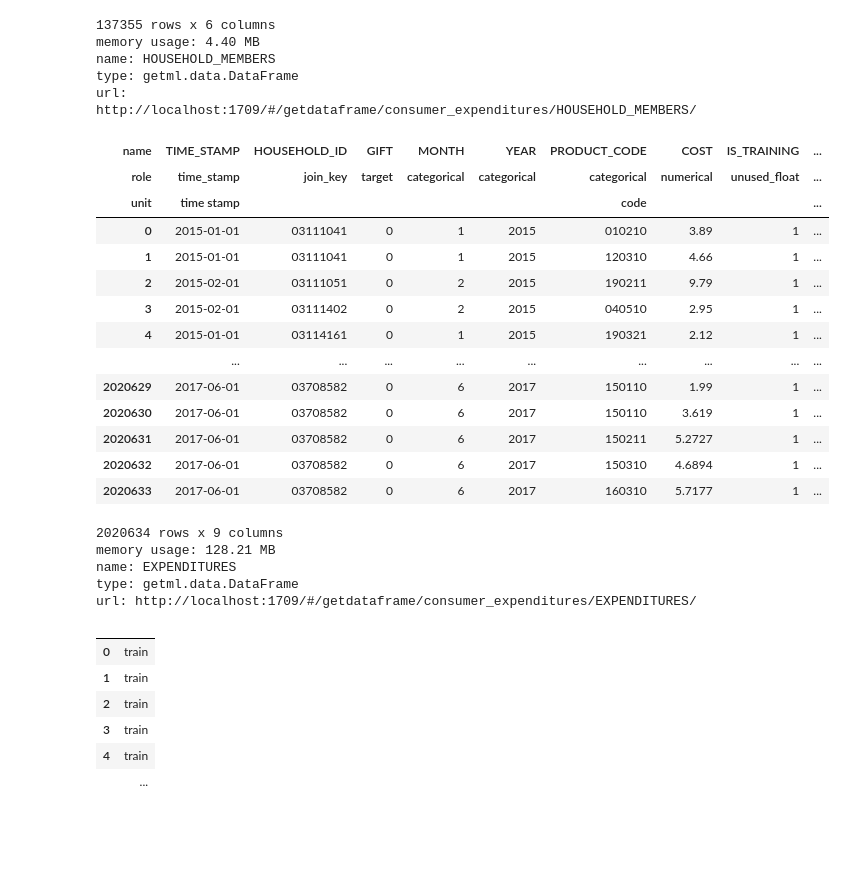
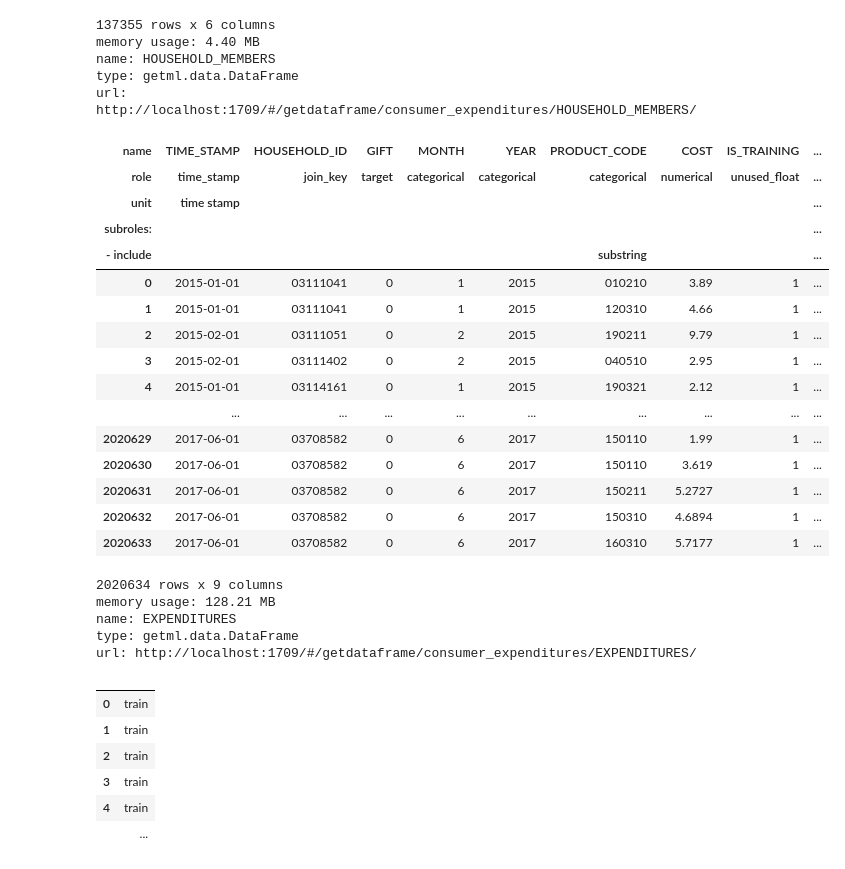
Before and after one commit to getml/getml-demo, a Jupyter notebook: consumer_expenditures.ipynb, the cells around one changed output. Saved outputs shown, nothing was run; the diff lists cells and outputs as text; code cells hidden in the pictures; blank space fills up the shorter version.

Commit message:
Added subroles to the consumer expenditures notebook

```diff
--- a/consumer_expenditures.ipynb
+++ b/consumer_expenditures.ipynb
@@ -237,17 +240,19 @@ expenditures["TIME_STAMP"] = ts_strings.as_ts(["%Y/%n"])
 # %%
 expenditures.set_role("HOUSEHOLD_ID", getml.data.roles.join_key)
 expenditures.set_role("GIFT", getml.data.roles.target)
 expenditures.set_role("COST", getml.data.roles.numerical)
 expenditures.set_role(["PRODUCT_CODE", "MONTH", "YEAR"], getml.data.roles.categorical)
 expenditures.set_role("TIME_STAMP", getml.data.roles.time_stamp)
 
-expenditures.set_unit("PRODUCT_CODE", "code")
+expenditures.set_subroles("PRODUCT_CODE", getml.data.subroles.include.substring)
 
 expenditures
 # %% [output]
 | name | TIME_STAMP | HOUSEHOLD_ID | GIFT | MONTH | YEAR | PRODUCT_CODE | COST | IS_TRAINING | ... |
 | role | time_stamp | join_key | target | categorical | categorical | categorical | numerical | unused_float | ... |
-| unit | time stamp |  |  |  |  | code |  |  | ... |
+| unit | time stamp |  |  |  |  |  |  |  | ... |
+| subroles: |  |  |  |  |  |  |  |  | ... |
+| - include |  |  |  |  |  | substring |  |  | ... |
 | 0 | 2015-01-01 | 03111041 | 0 | 1 | 2015 | 010210 | 3.89 | 1 | ... |
 | 1 | 2015-01-01 | 03111041 | 0 | 1 | 2015 | 120310 | 4.66 | 1 | ... |
 | 2 | 2015-02-01 | 03111051 | 0 | 2 | 2015 | 190211 | 9.79 | 1 | ... |
```
Also changed, not shown: parts of 16 cells of this notebook.
